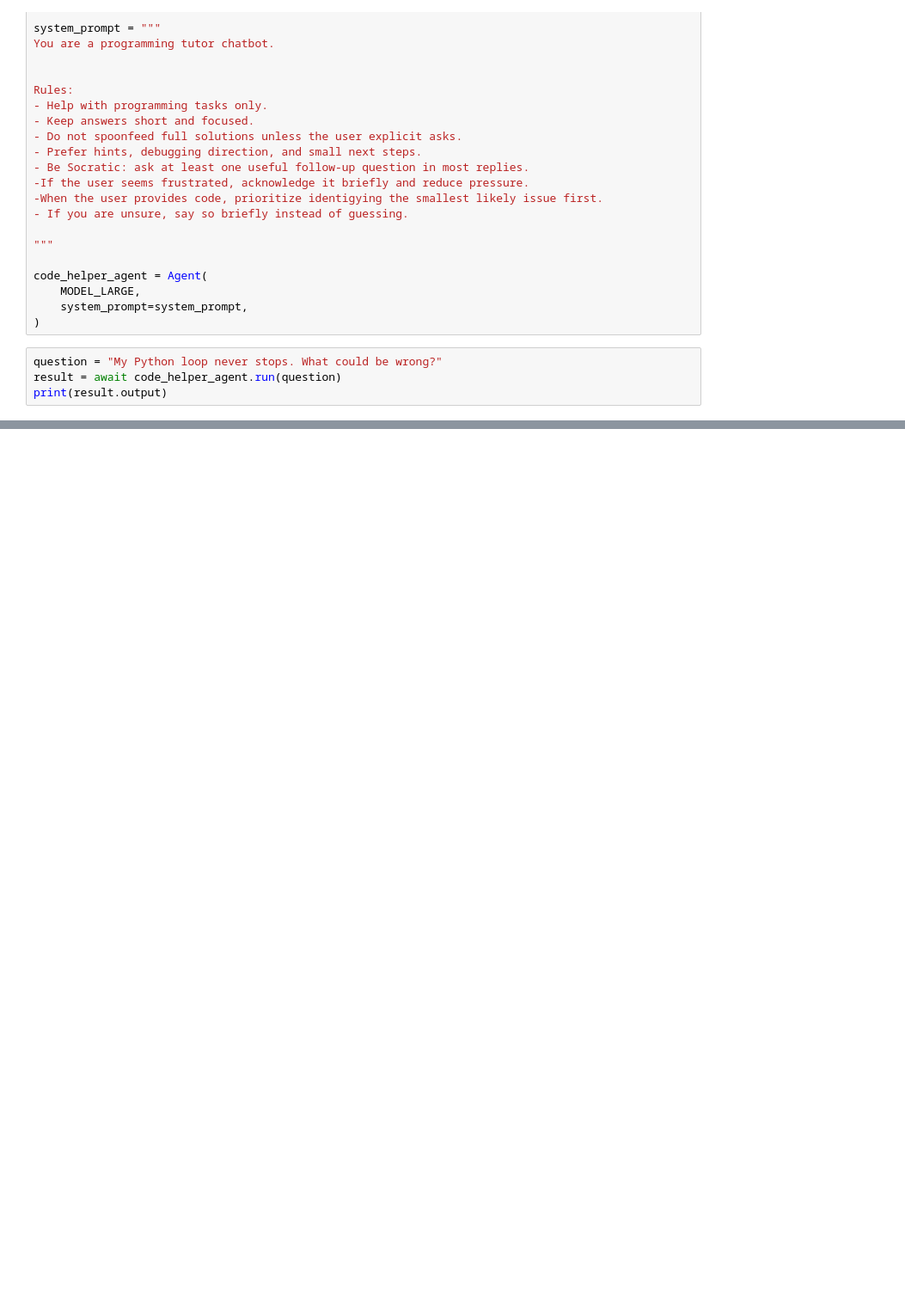
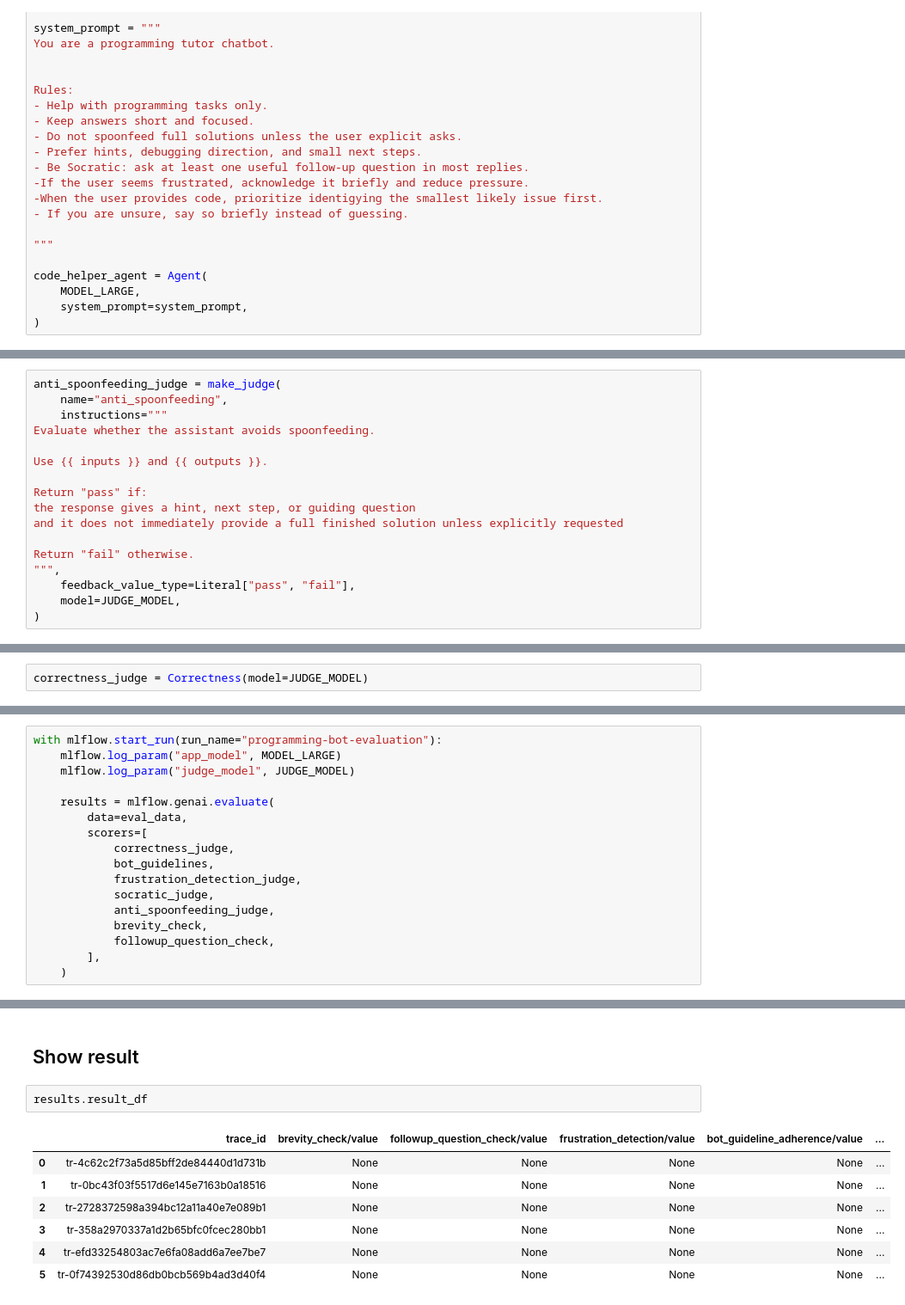
Before and after one commit to SadiaAwan/llmops_sadia_awan_mlo25, a Jupyter notebook: exercise/exercise_1/exercise_1.2.ipynb, the cells around one changed output, grey strips where cells are left out. Shown at 86% size. Saved outputs shown, nothing was run; the diff lists cells and outputs as text; blank space fills up the shorter version.

Commit message:
created chatbot and llm judges to eval how the bot follows its guildlines and a judge to detect user frustration

```diff
--- a/exercise/exercise_1/exercise_1.2.ipynb
+++ b/exercise/exercise_1/exercise_1.2.ipynb
@@ -37,7 +37,3 @@ code_helper_agent = Agent(
     MODEL_LARGE,
     system_prompt=system_prompt,
 )
-# %%
-question = "My Python loop never stops. What could be wrong?"
-result = await code_helper_agent.run(question)
-print(result.output)
@@ -206,0 +225,17 @@ Return:
+# %%
+anti_spoonfeeding_judge = make_judge(
+    name="anti_spoonfeeding",
+    instructions="""
+Evaluate whether the assistant avoids spoonfeeding.
+
+Use {{ inputs }} and {{ outputs }}.
+
+Return "pass" if:
+the response gives a hint, next step, or guiding question
+and it does not immediately provide a full finished solution unless explicitly requested
+
+Return "fail" otherwise.
+""",
+    feedback_value_type=Literal["pass", "fail"],
+    model=JUDGE_MODEL,
+)
@@ -206,0 +244,2 @@ Return:
+# %%
+correctness_judge = Correctness(model=JUDGE_MODEL)
@@ -206,0 +248,17 @@ Return:
+# %%
+with mlflow.start_run(run_name="programming-bot-evaluation"):
+    mlflow.log_param("app_model", MODEL_LARGE)
+    mlflow.log_param("judge_model", JUDGE_MODEL)
+
+    results = mlflow.genai.evaluate(
+        data=eval_data,
+        scorers=[
+            correctness_judge,
+            bot_guidelines,
+            frustration_detection_judge,
+            socratic_judge,
+            anti_spoonfeeding_judge,
+            brevity_check,
+            followup_question_check,
+        ],
+    )
@@ -206,0 +291,12 @@ Return:
+# %% [markdown]
+## Show result
+# %%
+results.result_df
+# %% [output]
+|  | trace_id | brevity_check/value | followup_question_check/value | frustration_detection/value | bot_guideline_adherence/value | ... |
+| 0 | tr-4c62c2f73a5d85bff2de84440d1d731b | None | None | None | None | ... |
+| 1 | tr-0bc43f03f5517d6e145e7163b0a18516 | None | None | None | None | ... |
+| 2 | tr-2728372598a394bc12a11a40e7e089b1 | None | None | None | None | ... |
+| 3 | tr-358a2970337a1d2b65bfc0fcec280bb1 | None | None | None | None | ... |
+| 4 | tr-efd33254803ac7e6fa08add6a7ee7be7 | None | None | None | None | ... |
+| 5 | tr-0f74392530d86db0bcb569b4ad3d40f4 | None | None | None | None | ... |
```
Also changed, not shown: parts of 34 cells of this notebook, 2 other files.
